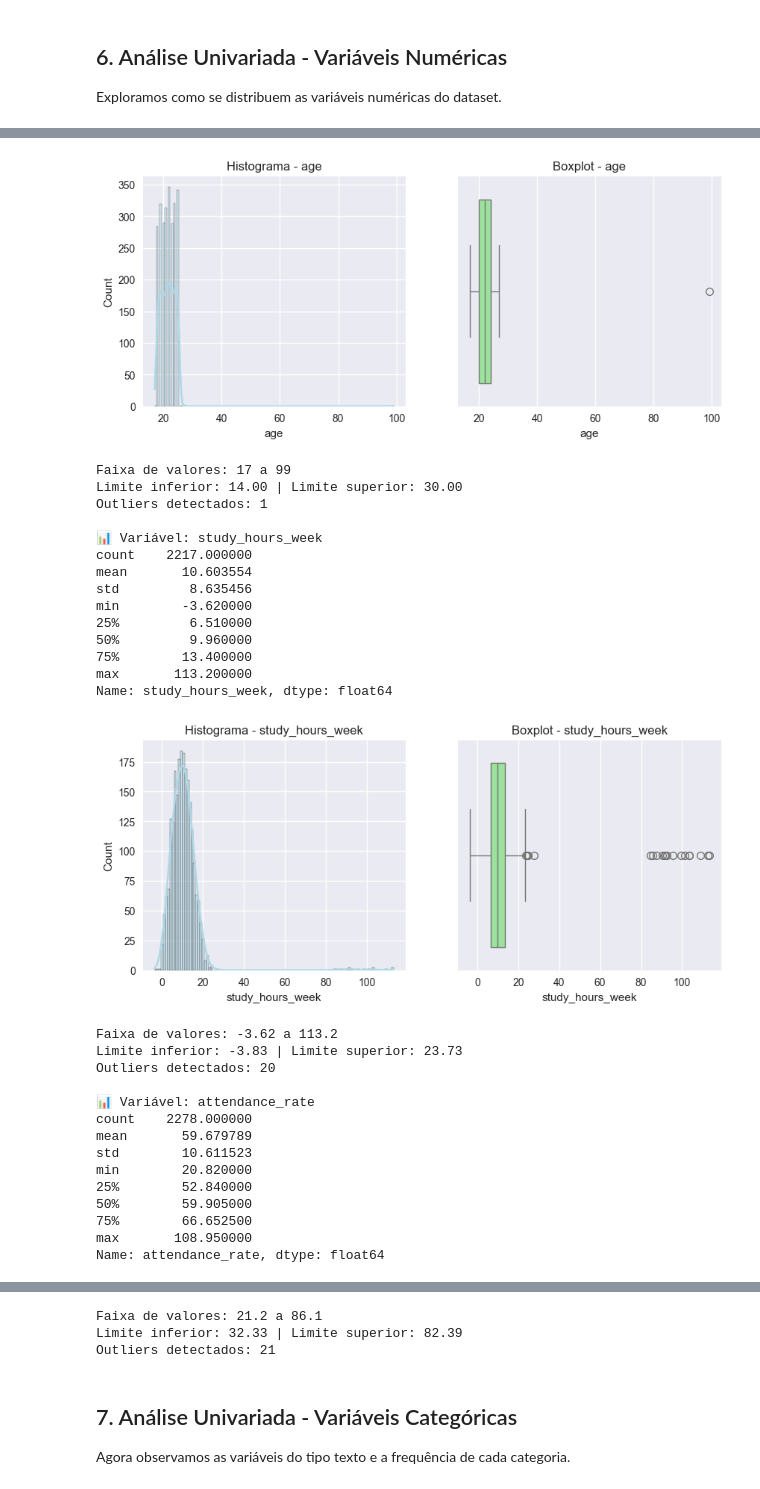
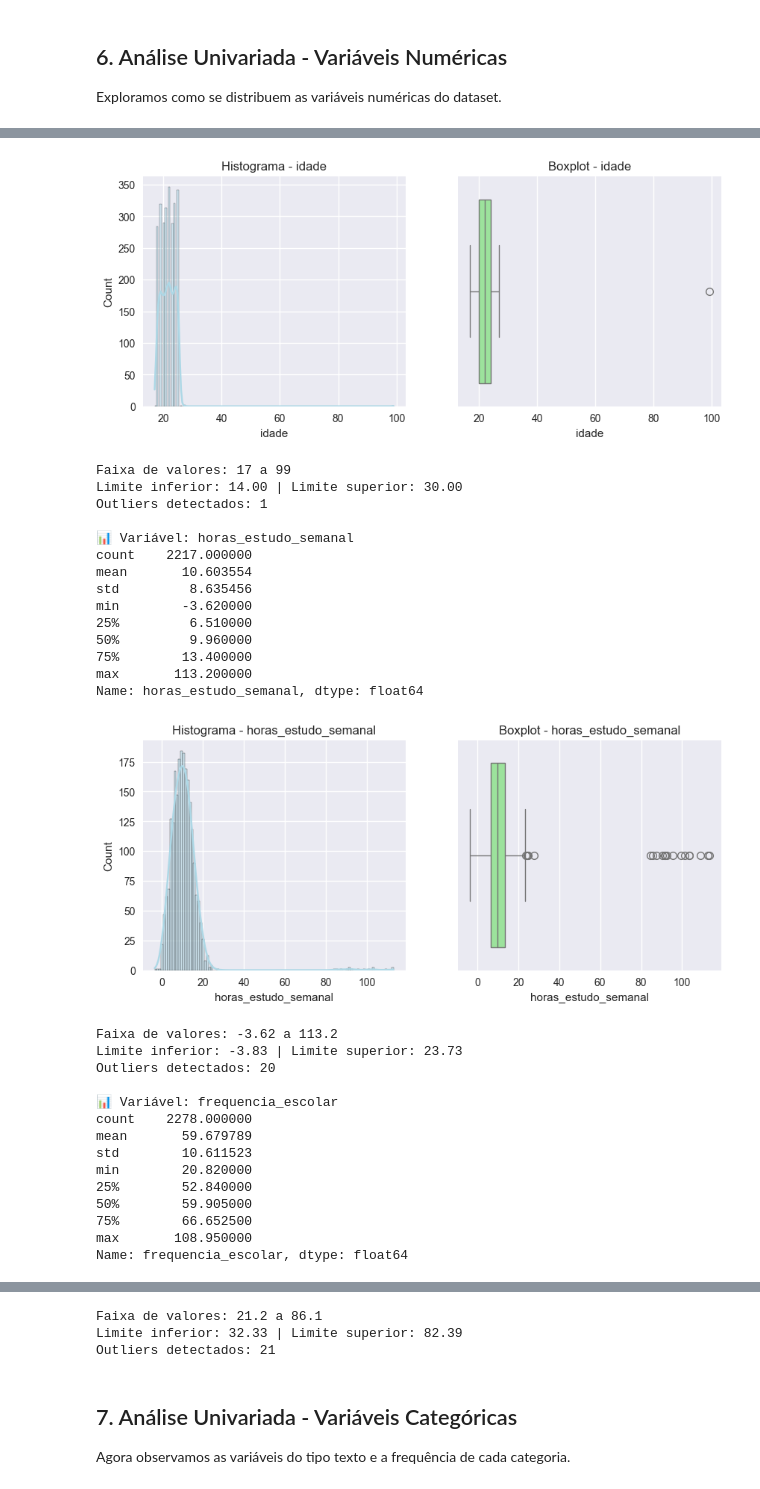
Before and after one commit to dackson87/Desempenho-Academico-de-Estudantes, a Jupyter notebook: 01_EDA.ipynb, the cells around one changed output, grey strips where cells are left out. Drawn from its saved outputs; the diff is of its cells as text; code cells hidden in the pictures.

```diff
--- a/01_EDA.ipynb
+++ b/01_EDA.ipynb
@@ -198,15 +198,15 @@ from scipy import stats
 import numpy as np
 
 # Estatísticas descritivas básicas
-media = df['final_grade'].mean()
-mediana = df['final_grade'].median()
-desvio_padrao = df['final_grade'].std()
-minimo = df['final_grade'].min()
-maximo = df['final_grade'].max()
-assimetria = df['final_grade'].skew()
-curtose = df['final_grade'].kurtosis()
+media = df['nota_final'].mean()
+mediana = df['nota_final'].median()
+desvio_padrao = df['nota_final'].std()
+minimo = df['nota_final'].min()
+maximo = df['nota_final'].max()
+assimetria = df['nota_final'].skew()
+curtose = df['nota_final'].kurtosis()
 
-print("📈 Estatísticas descritivas da variável 'final_grade':")
+print("📈 Estatísticas descritivas da variável 'nota_final':")
 print(f"Média: {media:.2f}")
 print(f"Mediana: {mediana:.2f}")
 print(f"Desvio padrão: {desvio_padrao:.2f}")
@@ -218,28 +218,28 @@ print(f"Curtose (Kurtosis): {curtose:.2f}")
 # Histograma
 plt.figure(figsize=(14,4))
 plt.subplot(1,3,1)
-sns.histplot(df['final_grade'], kde=True, bins=20, color='skyblue')
-plt.title('Distribuição da variável final_grade')
+sns.histplot(df['nota_final'], kde=True, bins=20, color='skyblue')
+plt.title('Distribuição da variável nota_final')
 
 # Boxplot
 plt.subplot(1,3,2)
-sns.boxplot(y=df['final_grade'], color='lightgreen')
-plt.title('Boxplot da variável final_grade')
+sns.boxplot(y=df['nota_final'], color='lightgreen')
+plt.title('Boxplot da variável nota_final')
 
 
 # Teste de normalidade (Shapiro-Wilk)
-shapiro_test = stats.shapiro(df['final_grade'])
+shapiro_test = stats.shapiro(df['nota_final'])
 print("\n🧪 Teste de Normalidade (Shapiro-Wilk):")
 print(f"Estatística: {shapiro_test.statistic:.4f}")
 print(f"p-valor: {shapiro_test.pvalue:.4f}")
 
 # Identificação de outliers com método IQR
-Q1 = df['final_grade'].quantile(0.25)
-Q3 = df['final_grade'].quantile(0.75)
+Q1 = df['nota_final'].quantile(0.25)
+Q3 = df['nota_final'].quantile(0.75)
 IQR = Q3 - Q1
 limite_inferior = Q1 - 1.5 * IQR
 limite_superior = Q3 + 1.5 * IQR
-outliers = df[(df['final_grade'] < limite_inferior) | (df['final_grade'] > limite_superior)]
+outliers = df[(df['nota_final'] < limite_inferior) | (df['nota_final'] > limite_superior)]
 
 print(f"\n🚨 Quantidade de outliers: {outliers.shape[0]}")
 print(f"Faixa considerada normal: {limite_inferior:.2f} a {limite_superior:.2f}")
@@ -265,7 +265,7 @@ Faixa considerada normal: 67.68 a 119.15
 Exploramos como se distribuem as variáveis numéricas do dataset.
 # %%
 # Selecionar colunas numéricas, exceto 'student_id' e 'final_grade'
-num_cols = [col for col in df.select_dtypes(include='number').columns if col not in ['final_grade']]
+num_cols = [col for col in df.select_dtypes(include='number').columns if col not in ['nota_final']]
 print("Variáveis numéricas analisadas:", num_cols)
 
 # Função para identificar outliers via IQR
@@ -316,24 +316,24 @@ Name: age, dtype: float64
-[figure, old version]
+[figure, new version]
 Faixa de valores: 17 a 99
 Limite inferior: 14.00 | Limite superior: 30.00
 Outliers detectados: 1
 
-📊 Variável: study_hours_week
+📊 Variável: horas_estudo_semanal
 count    2217.000000
 mean       10.603554
 std         8.635456
 min        -3.620000
 25%         6.510000
 50%         9.960000
 75%        13.400000
 max       113.200000
-Name: study_hours_week, dtype: float64
+Name: horas_estudo_semanal, dtype: float64
-[figure, old version]
+[figure, new version]
 Faixa de valores: -3.62 a 113.2
 Limite inferior: -3.83 | Limite superior: 23.73
 Outliers detectados: 20
 
-📊 Variável: attendance_rate
+📊 Variável: frequencia_escolar
 count    2278.000000
 mean       59.679789
 std        10.611523
@@ -342,4 +342,4 @@ min        20.820000
 50%        59.905000
 75%        66.652500
 max       108.950000
-Name: attendance_rate, dtype: float64
+Name: frequencia_escolar, dtype: float64
```
Also changed, not shown: parts of 11 cells of this notebook, 1 other file.
